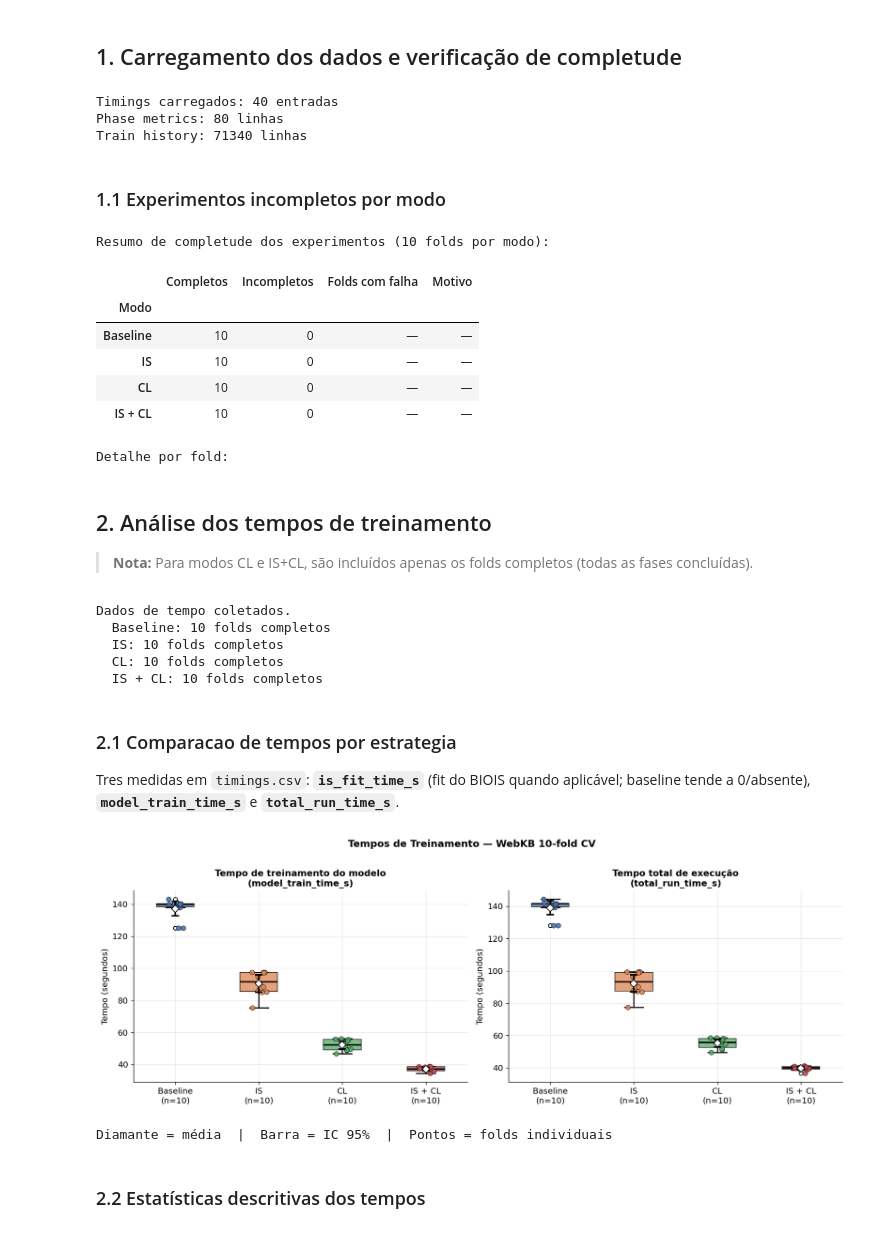
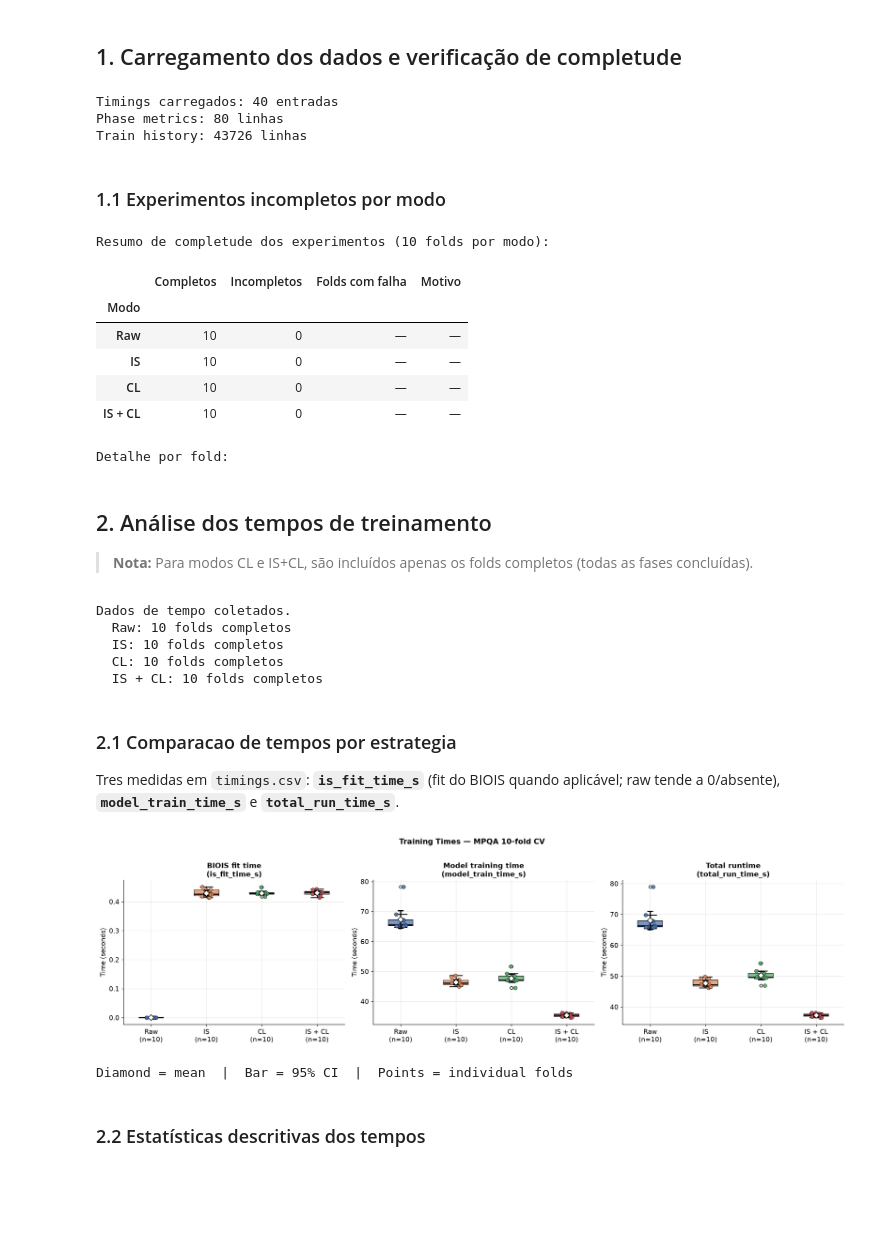
Before and after one commit to AntonioNvs/bio-is-curriculum, a Jupyter notebook: analysis.ipynb, the cells around one changed output. Drawn from its saved outputs; the diff is of its cells as text; code cells hidden in the pictures; blank space fills up the shorter version.

Commit message:
feat: update analysis notebook for MPQA experiments and add new experiment configurations

```diff
--- a/analysis.ipynb
+++ b/analysis.ipynb
@@ -32,19 +32,19 @@ plt.rcParams.update({
     'font.size': 11,
 })
 
-RESULTS_DIR = Path('results/mpqa-10cv-20260511-142747-7939ac')
-MODES = ['baseline', 'is', 'cl', 'is_cl']
+RESULTS_DIR = Path('results/mpqa-10cv-20260605-120605-81b5f4')
+MODES = ['raw', 'is', 'cl', 'is_cl']
 N_FOLDS = 10
 CI_ALPHA = 0.05  # 95% CI
 
 MODE_LABELS = {
-    'baseline': 'Baseline',
+    'raw': 'Raw',
     'is': 'IS',
     'cl': 'CL',
     'is_cl': 'IS + CL',
 }
 MODE_COLORS = {
-    'baseline': '#4C72B0',
+    'raw': '#4C72B0',
     'is':       '#DD8452',
     'cl':       '#55A868',
     'is_cl':    '#C44E52',
@@ -72,7 +72,7 @@ train_history_rows = []
 completeness = {m: [] for m in MODES}  # fold -> status
 
 EXPECTED_PHASES = {
-    'baseline': {'full'},
+    'raw':      {'full'},
     'is':       {'full'},
     'cl':       {'clean', 'diverse', 'hard'},
     'is_cl':    {'clean', 'diverse', 'hard'},
@@ -127,7 +127,7 @@ print(f'Train history: {len(df_th)} linhas')
 # %% [output]
 Timings carregados: 40 entradas
 Phase metrics: 80 linhas
-Train history: 71340 linhas
+Train history: 43726 linhas
 # %% [markdown]
 ### 1.1 Experimentos incompletos por modo
 # %%
@@ -160,7 +160,7 @@ for mode in MODES:
 Resumo de completude dos experimentos (10 folds por modo):
 |  | Completos | Incompletos | Folds com falha | Motivo |
 | Modo |  |  |  |  |
-| Baseline | 10 | 0 | — | — |
+| Raw | 10 | 0 | — | — |
 | IS | 10 | 0 | — | — |
 | CL | 10 | 0 | — | — |
 | IS + CL | 10 | 0 | — | — |
@@ -208,64 +208,64 @@ for m in MODES:
     print(f'  {MODE_LABELS[m]}: {len(train_times[m])} folds completos')
 # %% [output]
 Dados de tempo coletados.
-  Baseline: 10 folds completos
+  Raw: 10 folds completos
   IS: 10 folds completos
   CL: 10 folds completos
   IS + CL: 10 folds completos
 # %% [markdown]
 ### 2.1 Comparacao de tempos por estrategia
 
-Tres medidas em `timings.csv`: **`is_fit_time_s`** (fit do BIOIS quando aplicável; baseline tende a 0/absente), **`model_train_time_s`** e **`total_run_time_s`**.
+Tres medidas em `timings.csv`: **`is_fit_time_s`** (fit do BIOIS quando aplicável; raw tende a 0/absente), **`model_train_time_s`** e **`total_run_time_s`**.
 # %%
 fig, axes = plt.subplots(1, 3, figsize=(18, 5))
 
 for ax, (times_dict, title, col) in zip(axes, [
-    (is_fit_times, 'Tempo de fit do BIOIS\n(is_fit_time_s)', 'is_fit_time_s'),
-    (train_times, 'Tempo de treinamento do modelo\n(model_train_time_s)', 'model_train_time_s'),
-    (total_times, 'Tempo total de execução\n(total_run_time_s)', 'total_run_time_s'),
+    (is_fit_times, 'BIOIS fit time\n(is_fit_time_s)', 'is_fit_time_s'),
+    (train_times, 'Model training time\n(model_train_time_s)', 'model_train_time_s'),
+    (total_times, 'Total runtime\n(total_run_time_s)', 'total_run_time_s'),
 ]):
     data   = [times_dict[m] for m in MODES]
     labels = [f"{MODE_LABELS[m]}\n(n={len(times_dict[m])})" for m in MODES]
     colors = [MODE_COLORS[m] for m in MODES]
 
     bp = ax.boxplot(
-        data, labels=labels, patch_artist=True,
+        data, tick_labels=labels, patch_artist=True,
         medianprops=dict(color='black', linewidth=2),
         whiskerprops=dict(linewidth=1.5),
         capprops=dict(linewidth=1.5),
         flierprops=dict(marker='o', markersize=5),
     )
     for patch, color in zip(bp['boxes'], colors):
         patch.set_facecolor(color)
         patch.set_alpha(0.75)
 
     # Overlay individual points
     for i, (vals, color) in enumerate(zip(data, colors), start=1):
         jitter = np.random.default_rng(42).uniform(-0.1, 0.1, len(vals))
         ax.scatter(np.full(len(vals), i) + jitter, vals,
                    color=color, edgecolor='black', linewidth=0.5,
                    zorder=5, s=40, alpha=0.9)
 
     # CI error bars for the mean
     for i, (m, vals) in enumerate(zip(MODES, data), start=1):
         if len(vals) >= 2:
             lo, hi = ci95(vals)
             mean   = np.mean(vals)
             ax.errorbar(i, mean, yerr=[[mean - lo], [hi - mean]],
                         fmt='D', color='white', ecolor='black',
                         elinewidth=2, capsize=5, capthick=2,
                         markersize=7, zorder=10, markeredgecolor='black')
 
     ax.set_title(title, fontsize=12, fontweight='bold')
-    ax.set_ylabel('Tempo (segundos)')
+    ax.set_ylabel('Time (seconds)')
 
-plt.suptitle('Tempos de Treinamento — WebKB 10-fold CV', fontsize=13, fontweight='bold', y=1.01)
+plt.suptitle('Training Times — MPQA 10-fold CV', fontsize=13, fontweight='bold', y=1.01)
 plt.tight_layout()
 plt.show()
-print('Diamante = média  |  Barra = IC 95%  |  Pontos = folds individuais')
+print('Diamond = mean  |  Bar = 95% CI  |  Points = individual folds')
 # %% [output]
-[figure, old version]
+[figure, new version]
-Diamante = média  |  Barra = IC 95%  |  Pontos = folds individuais
+Diamond = mean  |  Bar = 95% CI  |  Points = individual folds
 # %% [markdown]
 ### 2.2 Estatísticas descritivas dos tempos
 # %%
```
Also changed, not shown: parts of 14 cells of this notebook, 7 other files.
